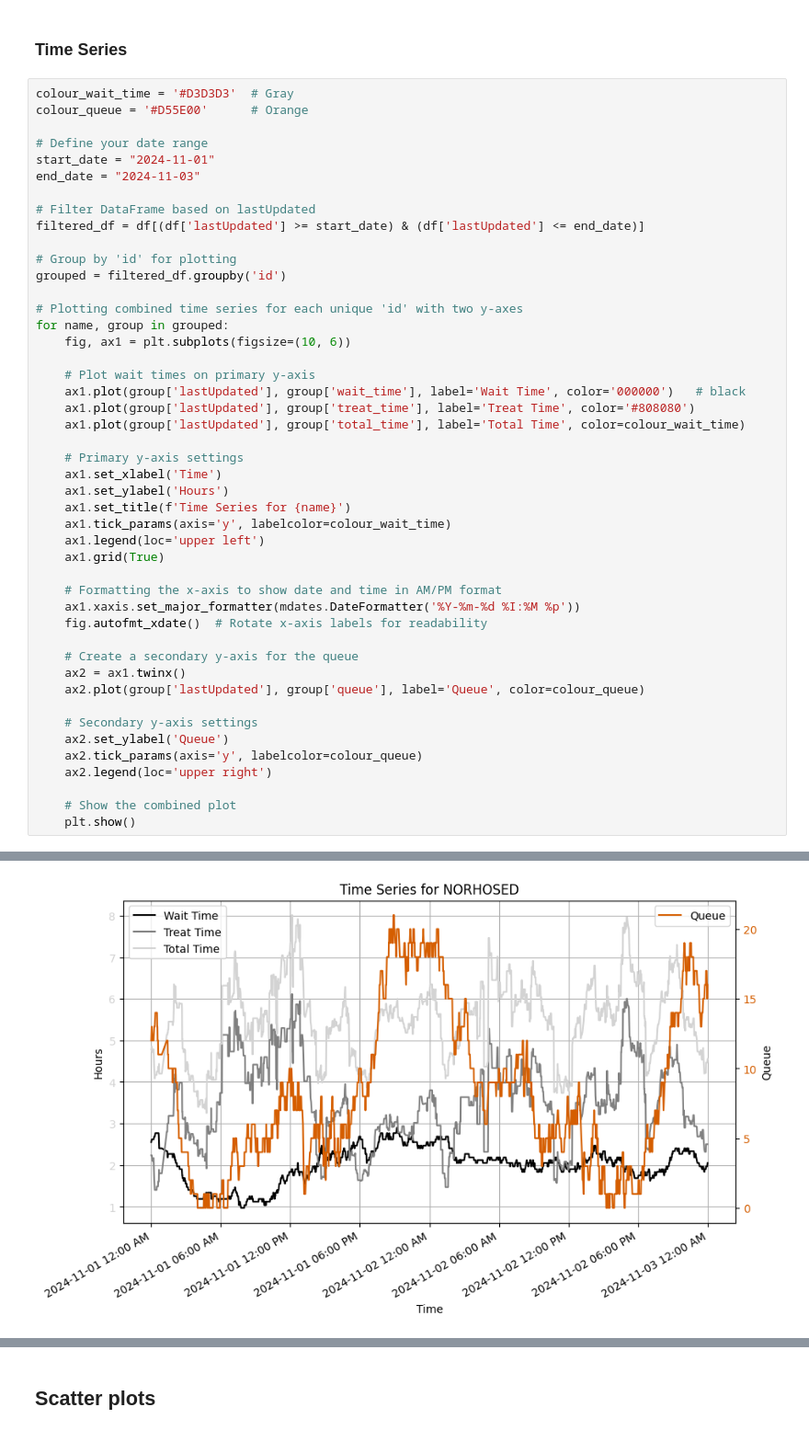
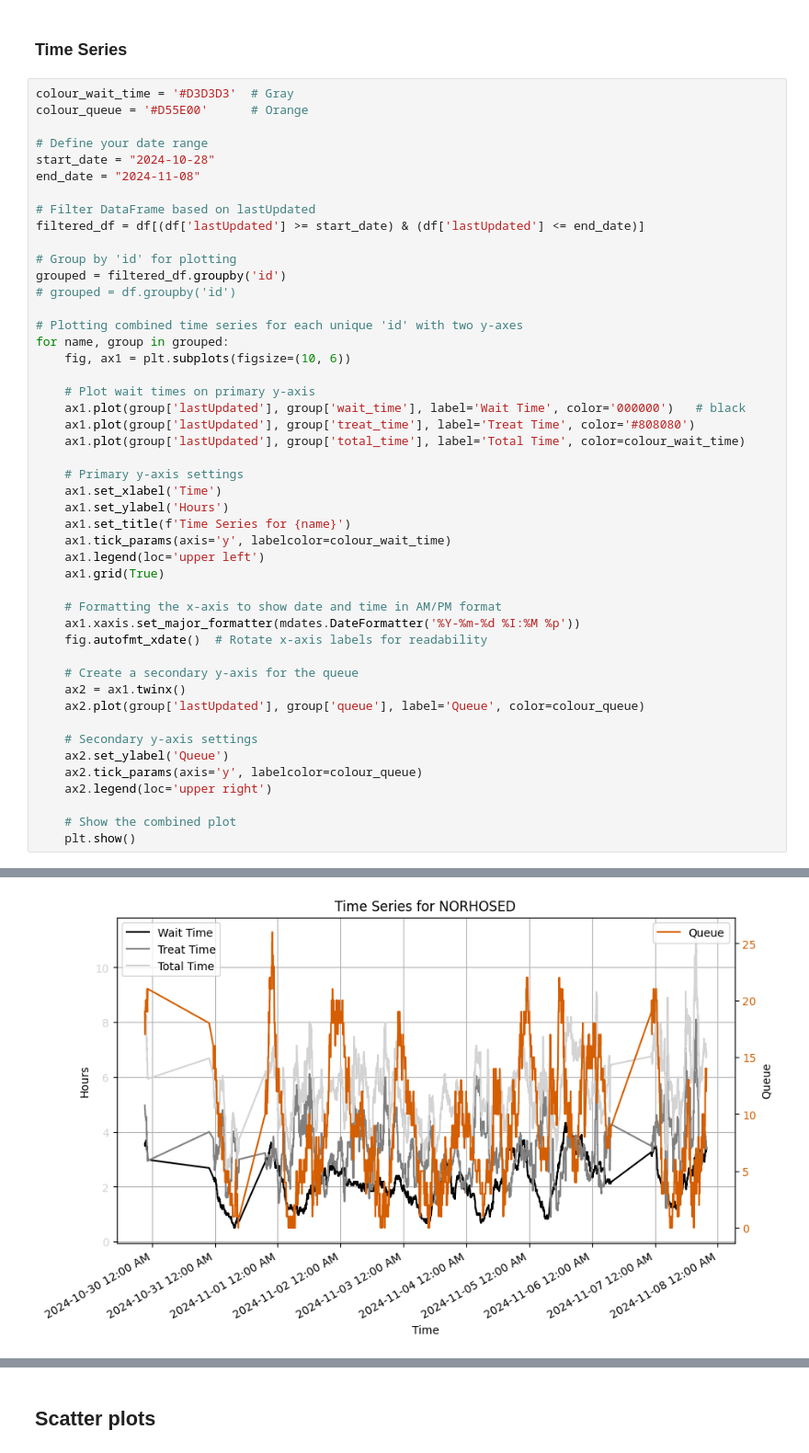
Before and after one commit to DerekWu1/wic_wait_times, a Jupyter notebook: analysis.ipynb, the cells around one changed output, grey strips where cells are left out. Shown at 92% size. Saved outputs shown, nothing was run; the diff lists cells and outputs as text.

Commit message:
added graphs

```diff
--- a/analysis.ipynb
+++ b/analysis.ipynb
@@ -65,14 +65,15 @@ colour_wait_time = '#D3D3D3'  # Gray
 colour_queue = '#D55E00'      # Orange
 
 # Define your date range
-start_date = "2024-11-01"
-end_date = "2024-11-03"
+start_date = "2024-10-28"
+end_date = "2024-11-08"
 
 # Filter DataFrame based on lastUpdated
 filtered_df = df[(df['lastUpdated'] >= start_date) & (df['lastUpdated'] <= end_date)]
 
 # Group by 'id' for plotting
 grouped = filtered_df.groupby('id')
+# grouped = df.groupby('id')
 
 # Plotting combined time series for each unique 'id' with two y-axes
 for name, group in grouped:
@@ -114 +115 @@ for name, group in grouped:
-[figure, old version]
+[figure, new version]
```
Also changed, not shown: parts of 25 cells of this notebook.
